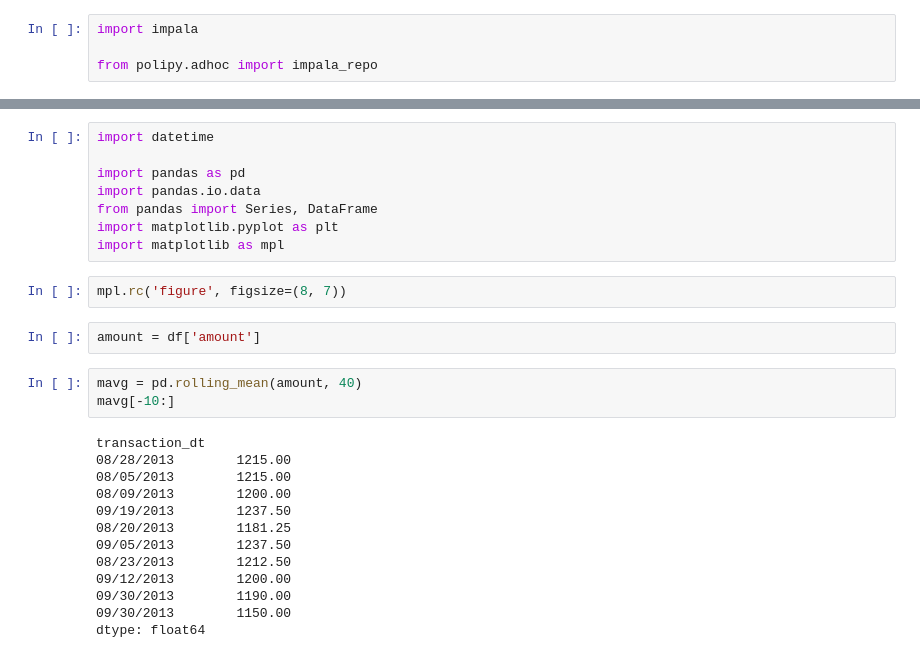
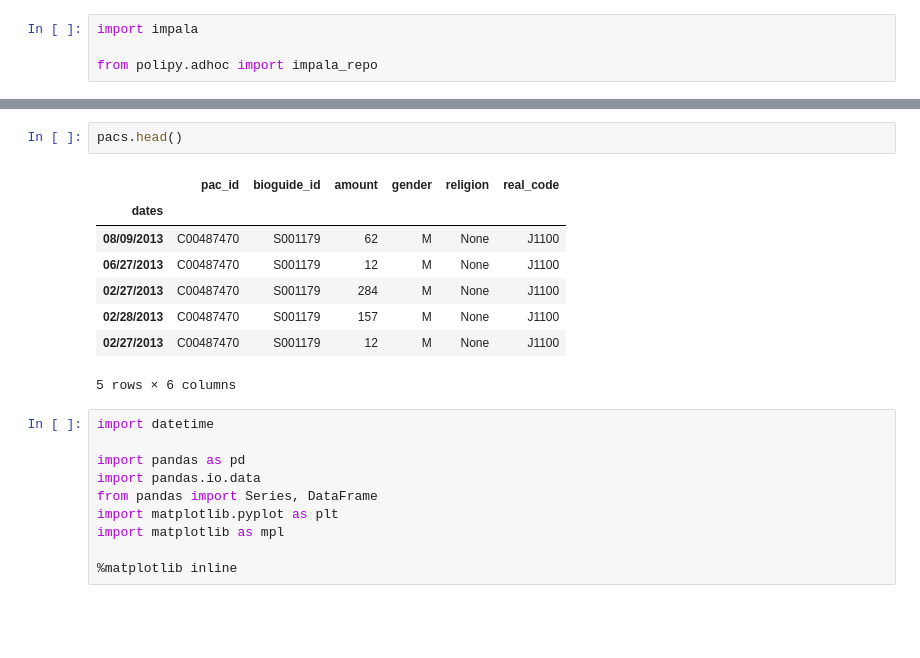
Before and after one commit to polianainc/polipy, a Jupyter notebook: Sample Campaign Finance Analysis.ipynb, the cells around one changed output, grey strips where cells are left out. Cells and saved outputs as stored; diff of their text form; blank space fills up the shorter version.

```diff
--- a/Sample Campaign Finance Analysis.ipynb
+++ b/Sample Campaign Finance Analysis.ipynb
@@ -20,3 +23,14 @@ df.head()
+# %%
+pacs.head()
+# %% [output]
+|  | pac_id | bioguide_id | amount | gender | religion | real_code |
+| dates |  |  |  |  |  |  |
+| 08/09/2013 | C00487470 | S001179 | 62 | M | None | J1100 |
+| 06/27/2013 | C00487470 | S001179 | 12 | M | None | J1100 |
+| 02/27/2013 | C00487470 | S001179 | 284 | M | None | J1100 |
+| 02/28/2013 | C00487470 | S001179 | 157 | M | None | J1100 |
+| 02/27/2013 | C00487470 | S001179 | 12 | M | None | J1100 |
+5 rows × 6 columns
 # %%
 import datetime
 
@@ -25,23 +39,5 @@ import pandas.io.data
 from pandas import Series, DataFrame
 import matplotlib.pyplot as plt
 import matplotlib as mpl
+
+%matplotlib inline
-# %%
-mpl.rc('figure', figsize=(8, 7))
-# %%
-amount = df['amount']
-# %%
-mavg = pd.rolling_mean(amount, 40)
-mavg[-10:]
-# %% [output]
-transaction_dt
-08/28/2013        1215.00
-08/05/2013        1215.00
-08/09/2013        1200.00
-09/19/2013        1237.50
-08/20/2013        1181.25
-09/05/2013        1237.50
-08/23/2013        1212.50
-09/12/2013        1200.00
-09/30/2013        1190.00
-09/30/2013        1150.00
-dtype: float64
```
Also changed, not shown: parts of 8 cells of this notebook, 1 other file.
